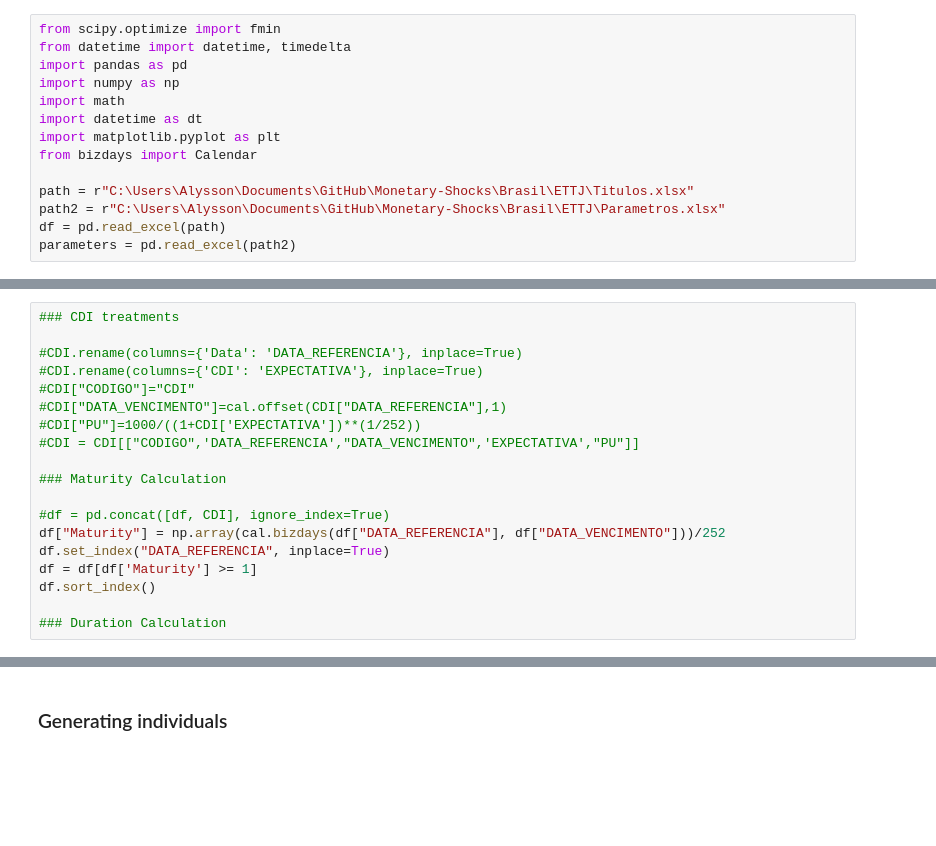
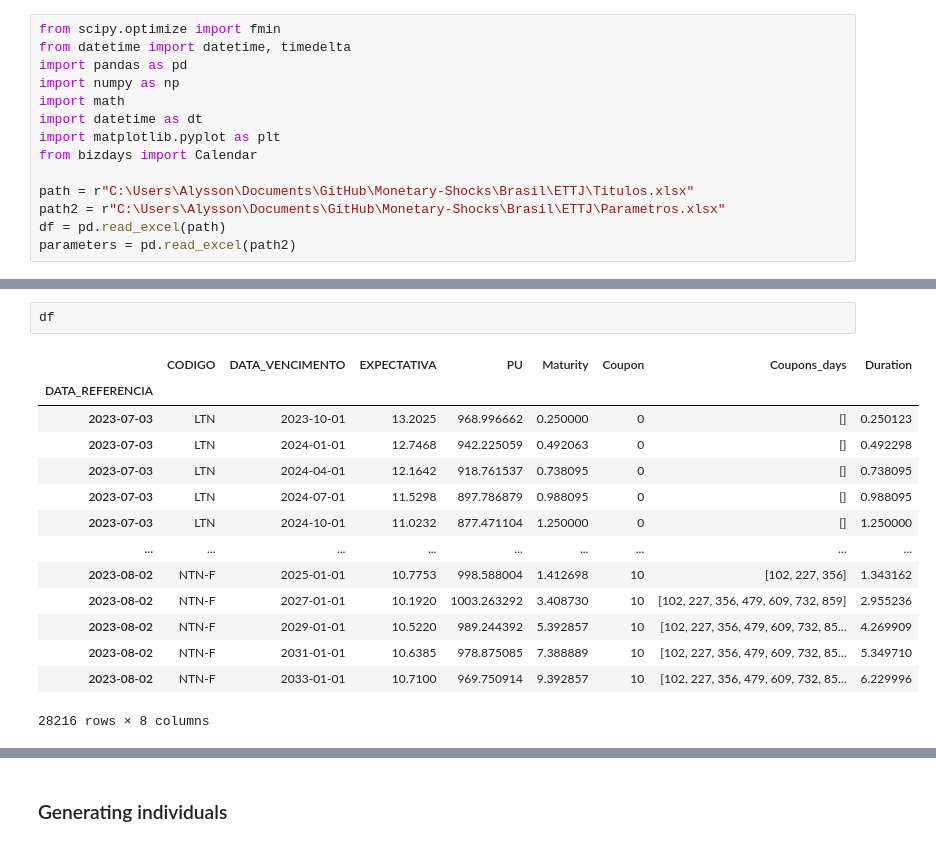
Before and after one commit to araujogab/Genetic-Algorithm, a Jupyter notebook: Svensson - v3.ipynb, the cells around one changed output, grey strips where cells are left out. Drawn from its saved outputs; the diff is of its cells as text; blank space fills up the shorter version.

```diff
--- a/Svensson - v3.ipynb
+++ b/Svensson - v3.ipynb
@@ -63,19 +24,0 @@ df.loc[df["CODIGO"] == "NTN-F", 'Coupon_Days'] = df[df["CODIGO"] == "NTN-F"].app
-# %%
-### CDI treatments
-
-#CDI.rename(columns={'Data': 'DATA_REFERENCIA'}, inplace=True)
-#CDI.rename(columns={'CDI': 'EXPECTATIVA'}, inplace=True)
-#CDI["CODIGO"]="CDI"
-#CDI["DATA_VENCIMENTO"]=cal.offset(CDI["DATA_REFERENCIA"],1)
-#CDI["PU"]=1000/((1+CDI['EXPECTATIVA'])**(1/252))
-#CDI = CDI[["CODIGO",'DATA_REFERENCIA',"DATA_VENCIMENTO",'EXPECTATIVA',"PU"]]
-
-### Maturity Calculation
-
-#df = pd.concat([df, CDI], ignore_index=True)
-df["Maturity"] = np.array(cal.bizdays(df["DATA_REFERENCIA"], df["DATA_VENCIMENTO"]))/252
-df.set_index("DATA_REFERENCIA", inplace=True)
-df = df[df['Maturity'] >= 1]
-df.sort_index()
-
-### Duration Calculation
@@ -104,0 +83,17 @@ df.head()
+# %%
+df
+# %% [output]
+|  | CODIGO | DATA_VENCIMENTO | EXPECTATIVA | PU | Maturity | Coupon | Coupons_days | Duration |
+| DATA_REFERENCIA |  |  |  |  |  |  |  |  |
+| 2023-07-03 | LTN | 2023-10-01 | 13.2025 | 968.996662 | 0.250000 | 0 | [] | 0.250123 |
+| 2023-07-03 | LTN | 2024-01-01 | 12.7468 | 942.225059 | 0.492063 | 0 | [] | 0.492298 |
+| 2023-07-03 | LTN | 2024-04-01 | 12.1642 | 918.761537 | 0.738095 | 0 | [] | 0.738095 |
+| 2023-07-03 | LTN | 2024-07-01 | 11.5298 | 897.786879 | 0.988095 | 0 | [] | 0.988095 |
+| 2023-07-03 | LTN | 2024-10-01 | 11.0232 | 877.471104 | 1.250000 | 0 | [] | 1.250000 |
+| ... | ... | ... | ... | ... | ... | ... | ... | ... |
+| 2023-08-02 | NTN-F | 2025-01-01 | 10.7753 | 998.588004 | 1.412698 | 10 | [102, 227, 356] | 1.343162 |
+| 2023-08-02 | NTN-F | 2027-01-01 | 10.1920 | 1003.263292 | 3.408730 | 10 | [102, 227, 356, 479, 609, 732, 859] | 2.955236 |
+| 2023-08-02 | NTN-F | 2029-01-01 | 10.5220 | 989.244392 | 5.392857 | 10 | [102, 227, 356, 479, 609, 732, 85... | 4.269909 |
+| 2023-08-02 | NTN-F | 2031-01-01 | 10.6385 | 978.875085 | 7.388889 | 10 | [102, 227, 356, 479, 609, 732, 85... | 5.349710 |
+| 2023-08-02 | NTN-F | 2033-01-01 | 10.7100 | 969.750914 | 9.392857 | 10 | [102, 227, 356, 479, 609, 732, 85... | 6.229996 |
+28216 rows × 8 columns
```
Also changed, not shown: parts of 7 cells of this notebook.
